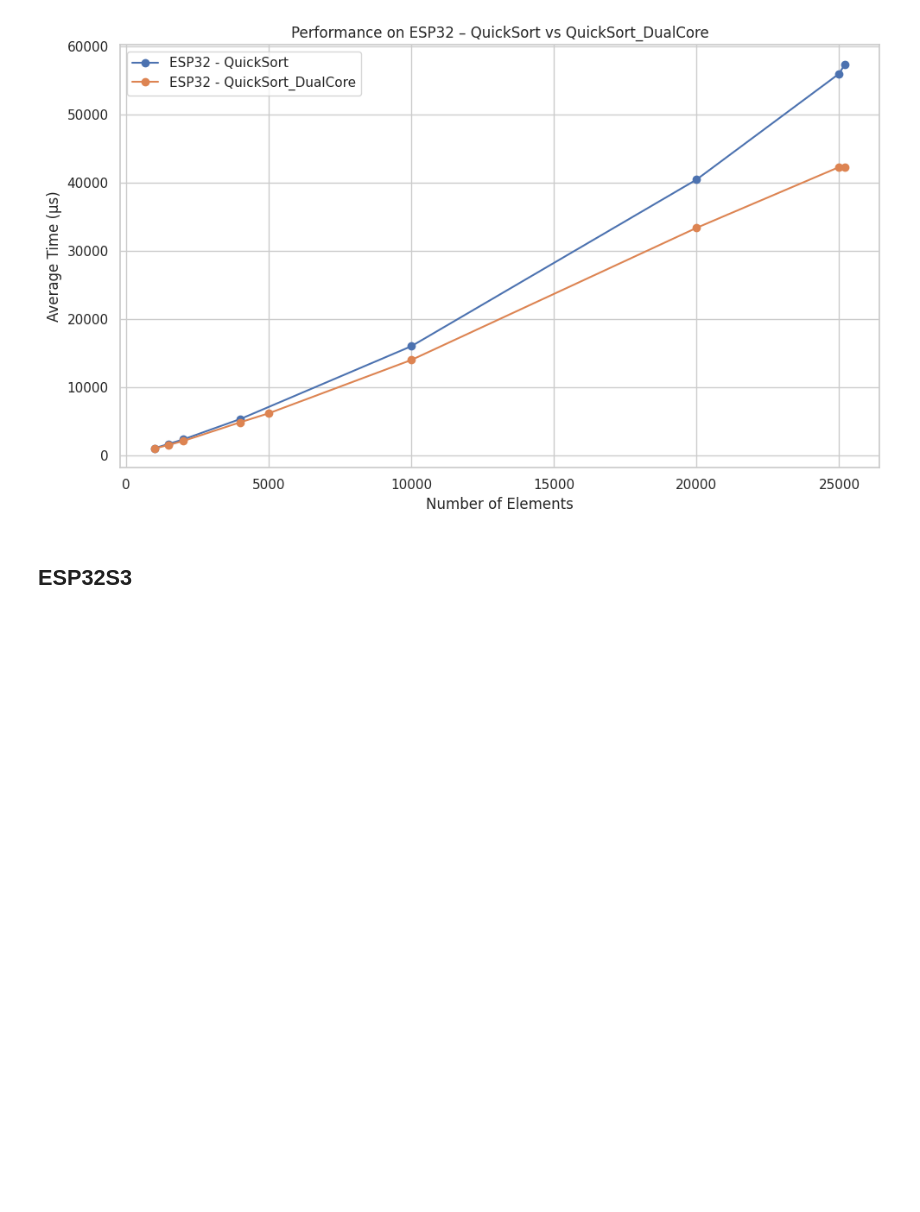
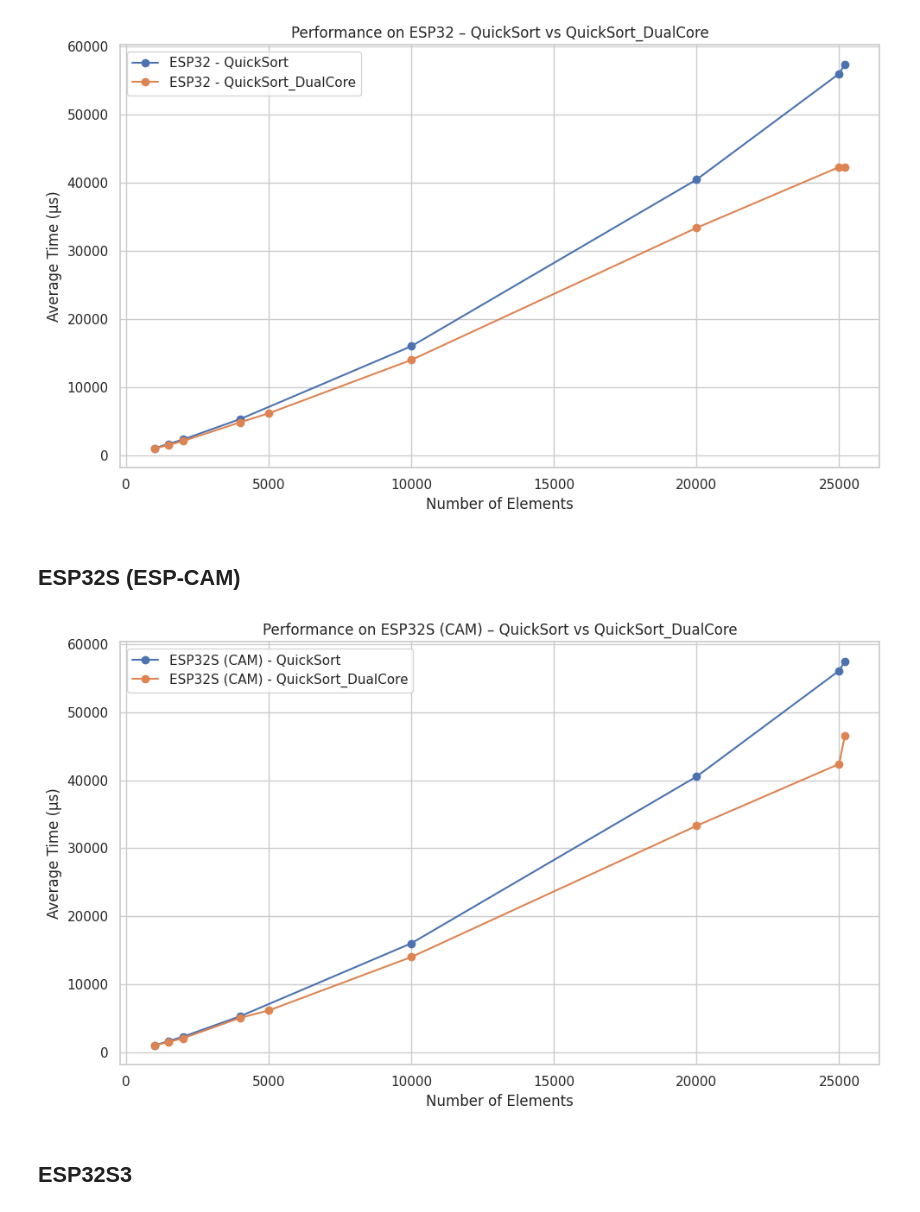
Before and after one commit to Harrison2415/CoreBench, a Jupyter notebook: CoreBench.ipynb, the cells around one changed output. Cells and saved outputs as stored; diff of their text form; code cells hidden in the pictures; blank space fills up the shorter version.

```diff
--- a/CoreBench.ipynb
+++ b/CoreBench.ipynb
@@ -82,6 +84,35 @@ plt.tight_layout()
 plt.show()
 # %% [output]
 [figure]
+# %% [markdown]
+## ESP32S (ESP-CAM)
+# %%
+# Set style
+sns.set(style="whitegrid")
+
+# Filter only ESP32S (CAM) and the two algorithms (ATUALIZADO)
+df_esp32s_cam = df[(df['Chip'] == 'ESP32S (CAM)') & df['Algoritmo'].isin(['QuickSort', 'QuickSort_DualCore'])]
+
+# Create the plot
+plt.figure(figsize=(10, 6))
+
+# Plot lines for each algorithm (ATUALIZADO)
+for algorithm in ['QuickSort', 'QuickSort_DualCore']:
+    data = df_esp32s_cam[df_esp32s_cam['Algoritmo'] == algorithm]
+    data = data.groupby('N Elementos', as_index=False)['Tempo Médio (us)'].mean()
+    plt.plot(data['N Elementos'], data['Tempo Médio (us)'],
+             marker='o', label=f"ESP32S (CAM) - {algorithm}")  # Label atualizado
+
+# Labels and title in English (ATUALIZADO)
+plt.title("Performance on ESP32S (CAM) – QuickSort vs QuickSort_DualCore")
+plt.xlabel("Number of Elements")
+plt.ylabel("Average Time (µs)")
+plt.legend()
+plt.grid(True)
+plt.tight_layout()
+plt.show()
+# %% [output]
+[figure, added]
 # %% [markdown]
 ## ESP32S3
 # %%
```
Also changed, not shown: parts of 5 cells of this notebook.
